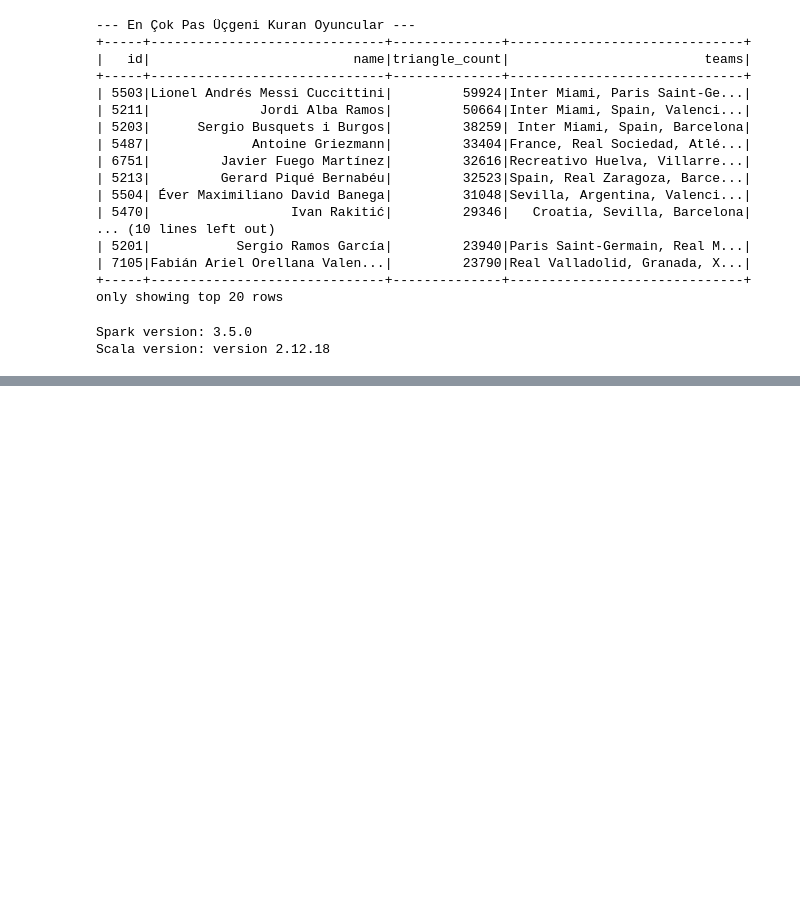
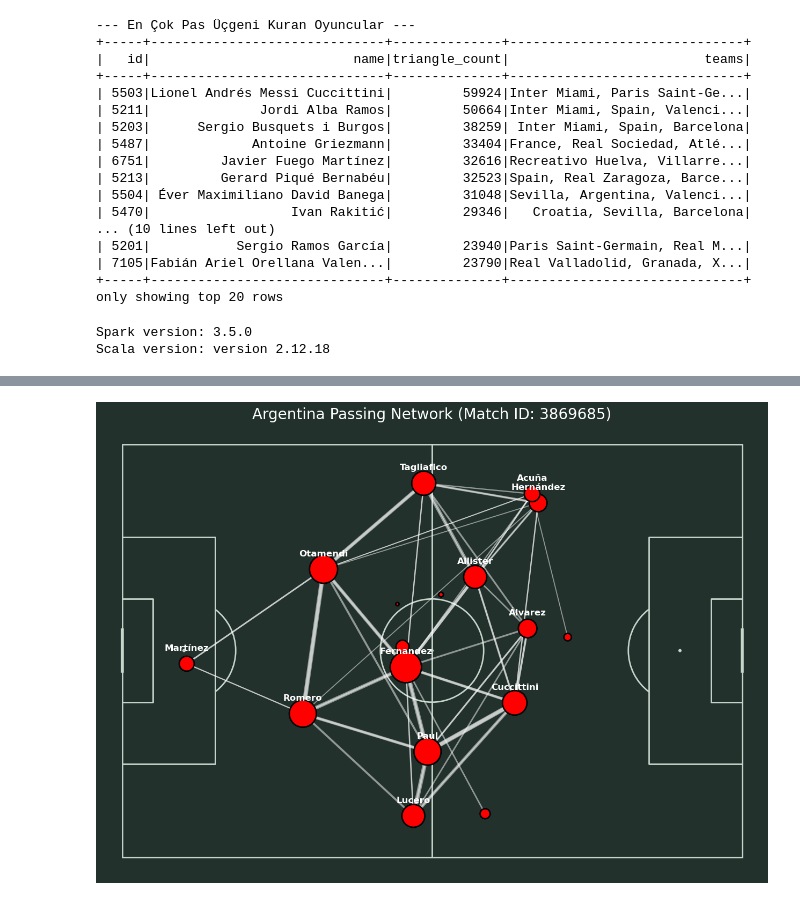
Before and after one commit to onurercen/playstyle-analysis, a Jupyter notebook: analysis.ipynb, the cells around one changed output, grey strips where cells are left out. Cells and saved outputs as stored; diff of their text form; code cells hidden in the pictures; blank space fills up the shorter version.

```diff
--- a/analysis.ipynb
+++ b/analysis.ipynb
@@ -1464,0 +1515,61 @@ Scala version: version 2.12.18
+# %%
+!pip install mplsoccer matplotlib seaborn pandas
+
+import matplotlib.pyplot as plt
+from mplsoccer import Pitch
+import numpy as np
+
+# A. Koordinatları Ayrıştırma (location: [x, y])
+pdf_passes['x'] = pdf_passes['location'].apply(lambda loc: loc[0])
+pdf_passes['y'] = pdf_passes['location'].apply(lambda loc: loc[1])
+pdf_passes['end_x'] = pdf_passes['end_location'].apply(lambda loc: loc[0])
+pdf_passes['end_y'] = pdf_passes['end_location'].apply(lambda loc: loc[1])
+
+# B. Her oyuncunun topla buluştuğu (pas attığı) ortalama konumu bulma
+average_locations = pdf_passes.groupby(['passer_id', 'passer']).agg(
+    avg_x=('x', 'mean'),
+    avg_y=('y', 'mean'),
+    total_passes=('x', 'count') # Toplam pası, düğmenin büyüklüğü için kullanacağız
+).reset_index()
+
+# C. Kim Kime Kaç Pas Atmış? (Kenar Ağırlıkları)
+pass_links = pdf_passes.groupby(['passer_id', 'receiver_id']).size().reset_index(name='pass_count')
+
+# D. Futbol Sahasını (Pitch) Çizme
+pitch = Pitch(pitch_type='statsbomb', pitch_color='#22312b', line_color='#c7d5cc')
+fig, ax = pitch.draw(figsize=(16, 11), constrained_layout=True, tight_layout=False)
+fig.set_facecolor('#22312b')
+
+# 1. Kenarları (Pas Çizgilerini) Çizme
+for _, row in pass_links.iterrows():
+    # Sadece 3'ten fazla paslaşılan güçlü bağları çizelim (grafik karmaşıklaşmasın)
+    if row['pass_count'] > 3:
+        passer = average_locations[average_locations['passer_id'] == row['passer_id']]
+        receiver = average_locations[average_locations['passer_id'] == row['receiver_id']]
+
+        if not passer.empty and not receiver.empty:
+            x_start, y_start = passer['avg_x'].values[0], passer['avg_y'].values[0]
+            x_end, y_end = receiver['avg_x'].values[0], receiver['avg_y'].values[0]
+
+            # Pas sayısına göre çizgi kalınlığını ayarlama
+            pitch.lines(x_start, y_start, x_end, y_end, lw=row['pass_count']/3,
+                        color='white', zorder=1, ax=ax, alpha=0.5)
+
+# 2. Düğümleri (Oyuncuları) Çizme
+nodes = pitch.scatter(average_locations['avg_x'], average_locations['avg_y'],
+                      # Düğüm büyüklüğünü pas sayısına göre ayarlama
+                      s=average_locations['total_passes'] * 20,
+                      color='red', edgecolors='black', linewidth=2, alpha=1, zorder=2, ax=ax)
+
+# 3. Oyuncu İsimlerini Ekleme
+for _, row in average_locations.iterrows():
+    # Sadece çok pas yapan oyuncuların isimlerini (soyisimlerini) basalım
+    if row['total_passes'] > 15:
+        # İsimleri temizle (Örn: "Lionel Andrés Messi" -> "Messi")
+        short_name = row['passer'].split()[-1]
+        pitch.annotate(short_name, xy=(row['avg_x'], row['avg_y'] - 3),
+                       c='white', va='center', ha='center', size=12, weight='bold', ax=ax, zorder=3)
+
+plt.title(f"{TARGET_TEAM_NAME} Passing Network (Match ID: {TARGET_MATCH_ID})", color='white', size=20)
+plt.show()
+# %% [output]
@@ -1464,0 +1593 @@ Scala version: version 2.12.18
+[figure, added]
```
Also changed, not shown: parts of 2 cells of this notebook.
